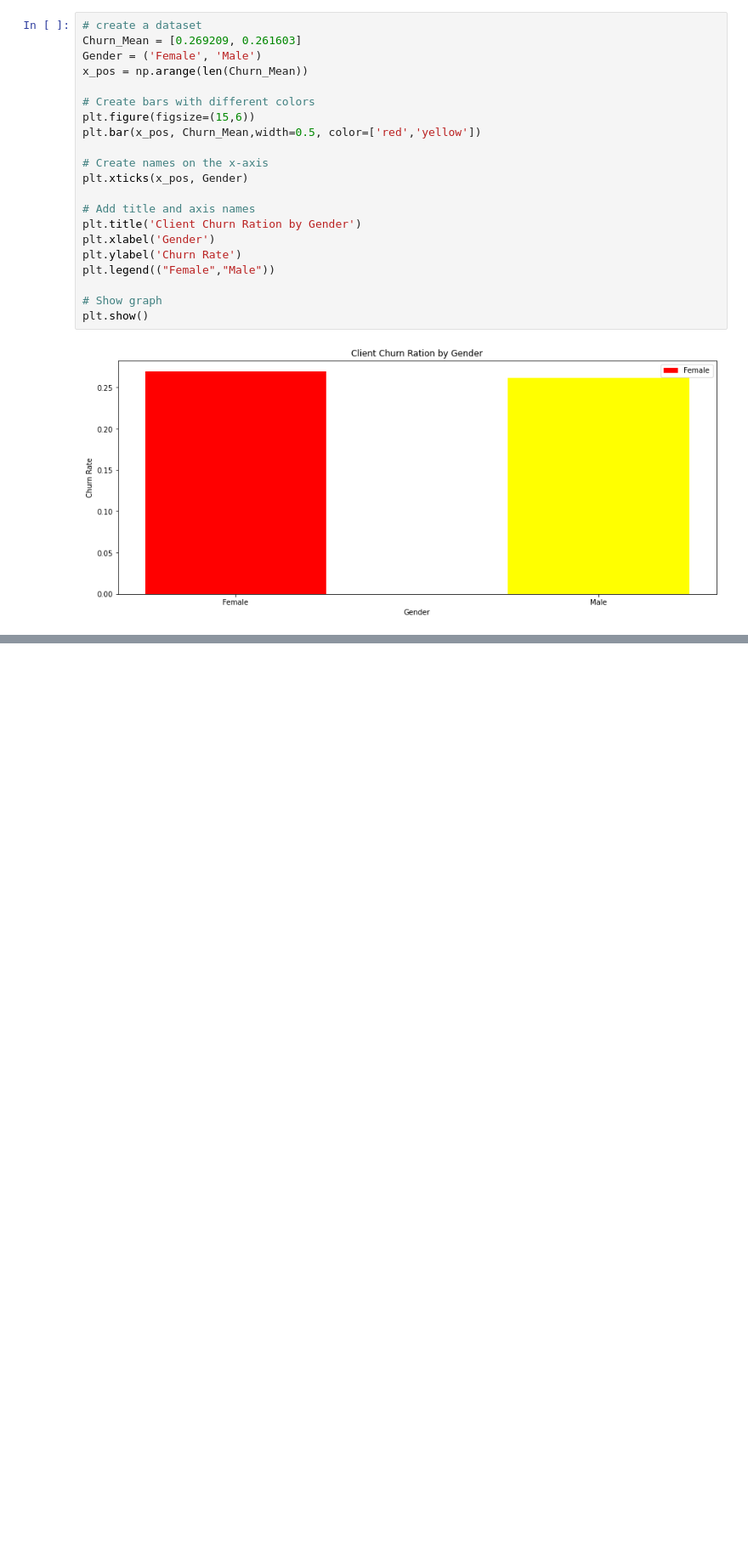
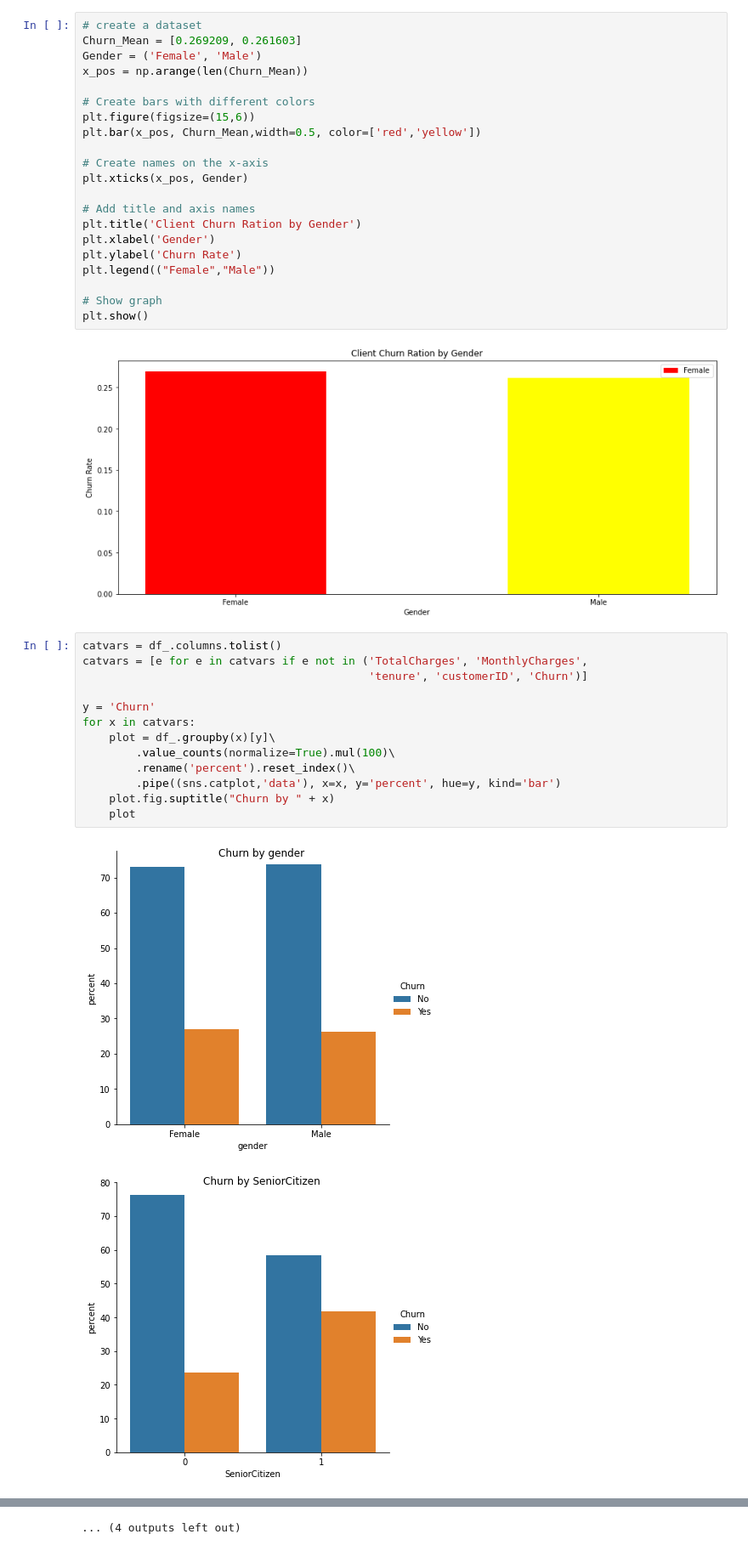
Before and after one commit to mustafabozkaya/CHURN-PREDICTION, a Jupyter notebook: curn_analisys.ipynb, the cells around one changed output, grey strips where cells are left out. Shown at 85% size. Saved outputs shown, nothing was run; the diff lists cells and outputs as text; blank space fills up the shorter version.

```diff
--- a/curn_analisys.ipynb
+++ b/curn_analisys.ipynb
@@ -327,3 +327,19 @@ plt.legend(("Female","Male"))
 plt.show()
 # %% [output]
 [figure]
+# %%
+catvars = df_.columns.tolist()
+catvars = [e for e in catvars if e not in ('TotalCharges', 'MonthlyCharges',
+                                           'tenure', 'customerID', 'Churn')]
+
+y = 'Churn'
+for x in catvars:
+    plot = df_.groupby(x)[y]\
+        .value_counts(normalize=True).mul(100)\
+        .rename('percent').reset_index()\
+        .pipe((sns.catplot,'data'), x=x, y='percent', hue=y, kind='bar')
+    plot.fig.suptitle("Churn by " + x)
+    plot
+# %% [output]
+[figure, added]
+[figure, added]
@@ -329,0 +356 @@ plt.show()
+... (4 outputs left out)
```
Also changed, not shown: parts of 11 cells of this notebook.
